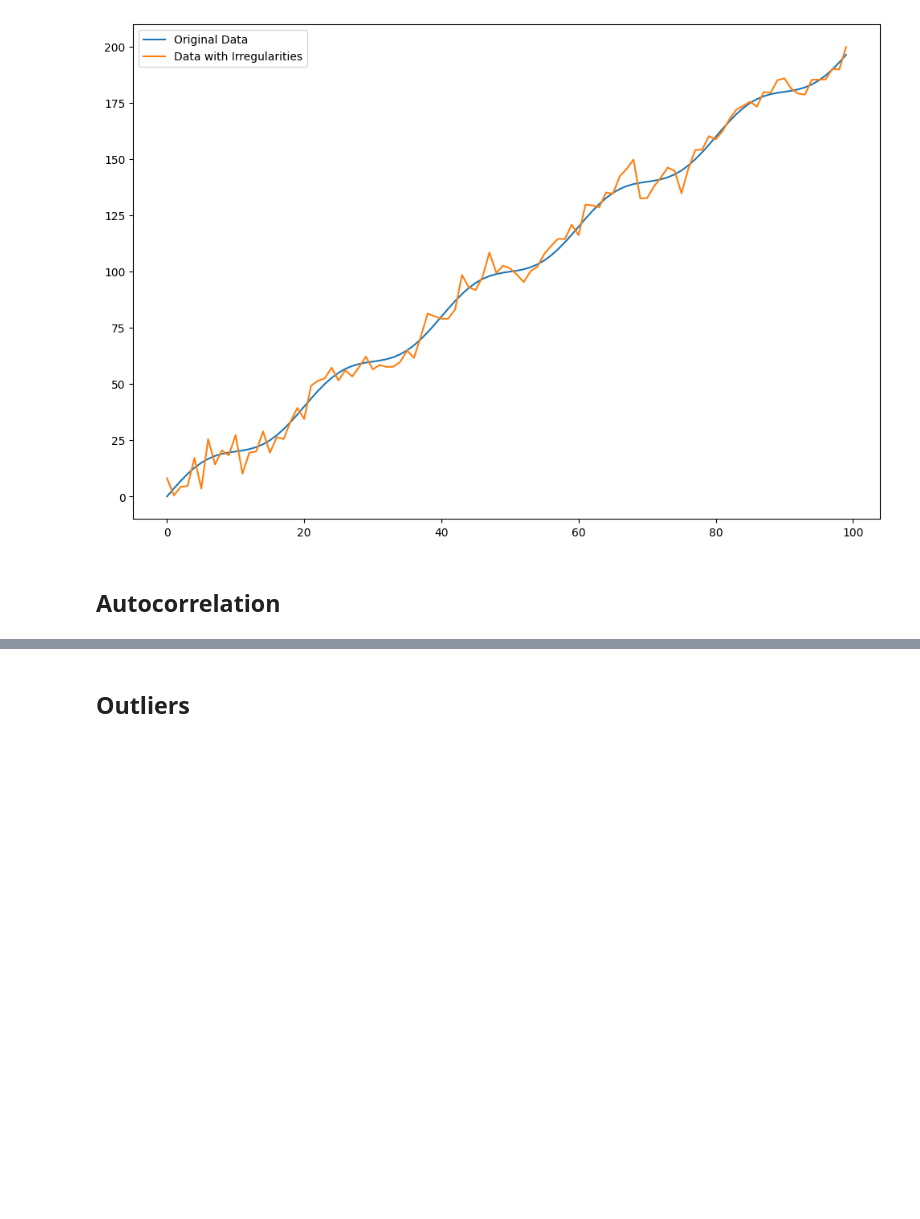
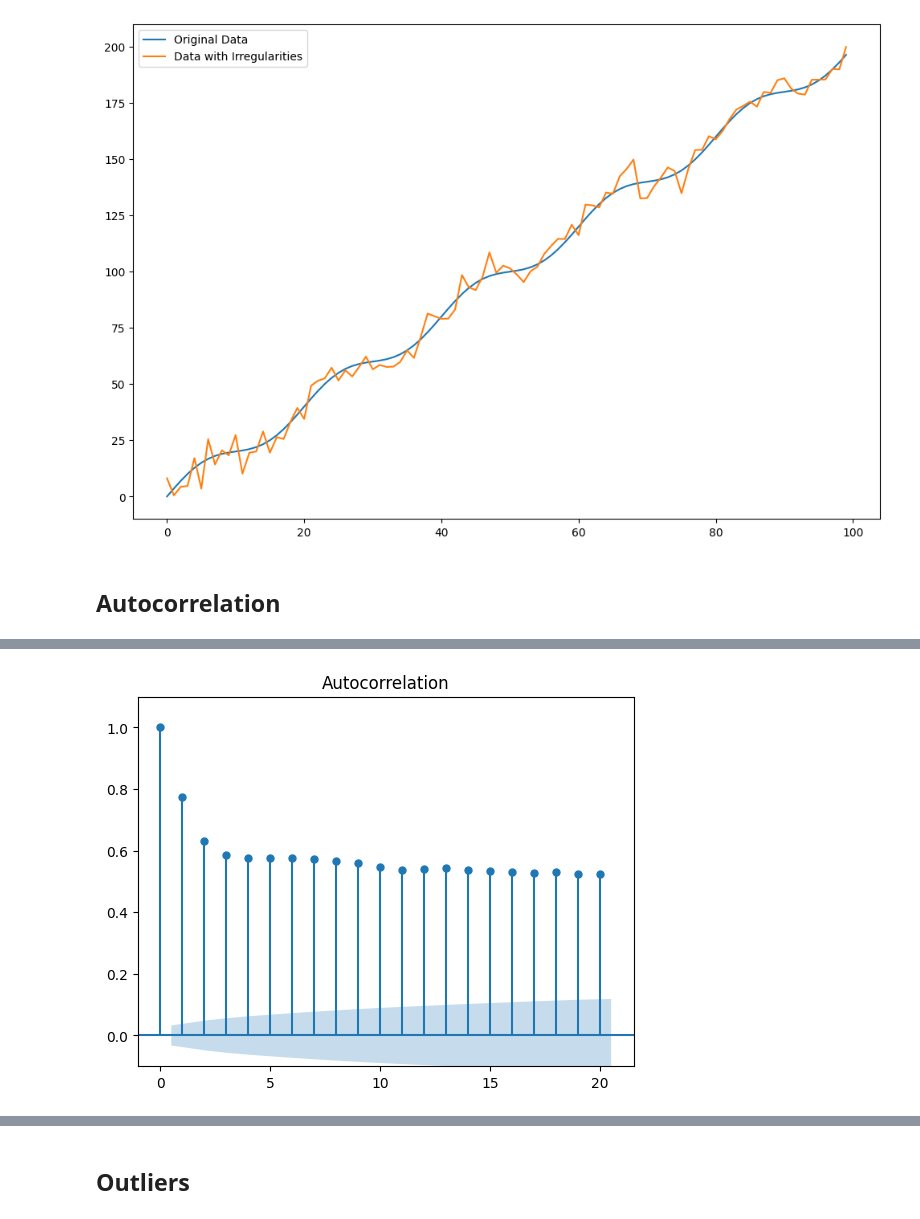
Before and after one commit to Matmozaur/Various-tools-and-notes, a Jupyter notebook: ML_related_concepts/Time_series/1D time series basics.ipynb, the cells around one changed output, grey strips where cells are left out. Cells and saved outputs as stored; diff of their text form; code cells hidden in the pictures; blank space fills up the shorter version.

```diff
--- a/ML_related_concepts/Time_series/1D time series basics.ipynb
+++ b/ML_related_concepts/Time_series/1D time series basics.ipynb
@@ -101,0 +117,6 @@ plt.show()
+# %%
+plot_acf(series, lags = 20, alpha=0.05)
+plt.ylim(-0.1, 1.1)
+plt.show()
+# %% [output]
+[figure, added]
```
Also changed, not shown: parts of 13 cells of this notebook, 1 other file.
